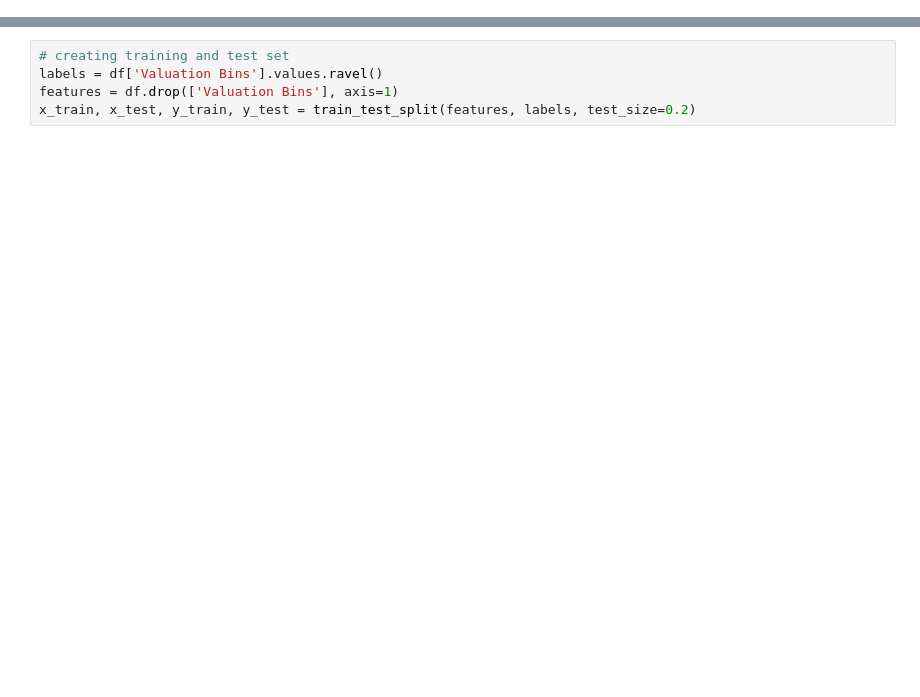
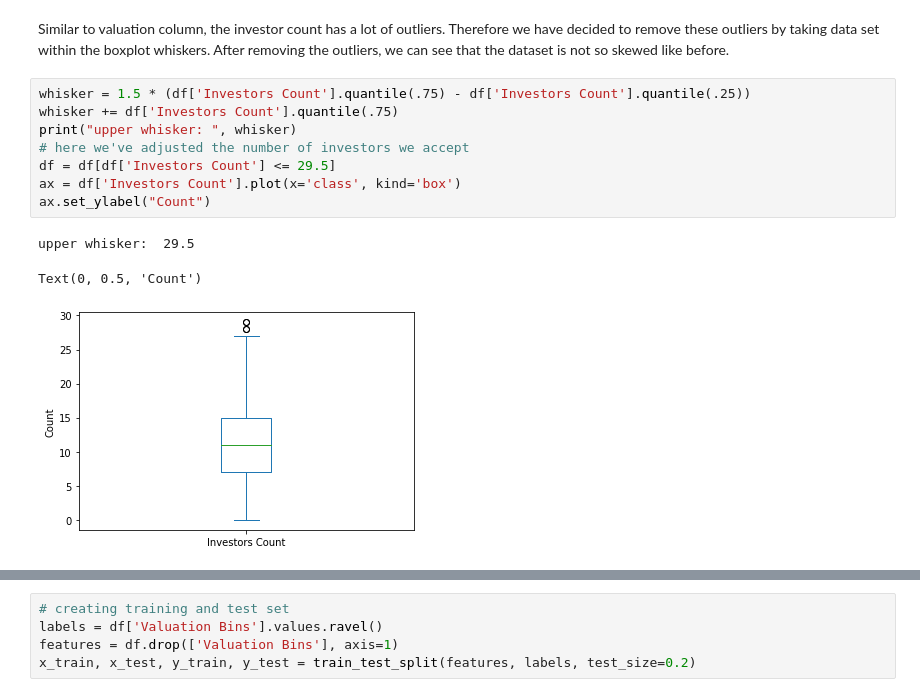
Before and after one commit to tuanqpham0921/Unicorn-Startup-Evaluation, a Jupyter notebook: project.ipynb, the cells around one changed output, grey strips where cells are left out. Drawn from its saved outputs; the diff is of its cells as text; blank space fills up the shorter version.

```diff
--- a/project.ipynb
+++ b/project.ipynb
@@ -326,0 +141,14 @@ naive bayes smote,n_neigh)n_neighbors=231234n_neighbors=42''=# randomoversampler
+# %% [markdown]
+Similar to valuation column, the investor count has a lot of outliers. Therefore we have decided to remove these outliers by taking data set within the boxplot whiskers. After removing the outliers, we can see that the dataset is not so skewed like before.
+# %%
+whisker = 1.5 * (df['Investors Count'].quantile(.75) - df['Investors Count'].quantile(.25))
+whisker += df['Investors Count'].quantile(.75)
+print("upper whisker: ", whisker)
+# here we've adjusted the number of investors we accept
+df = df[df['Investors Count'] <= 29.5]
+ax = df['Investors Count'].plot(x='class', kind='box')
+ax.set_ylabel("Count")
+# %% [output]
+upper whisker:  29.5
+Text(0, 0.5, 'Count')
+[figure, added]
```
Also changed, not shown: parts of 69 cells of this notebook.
